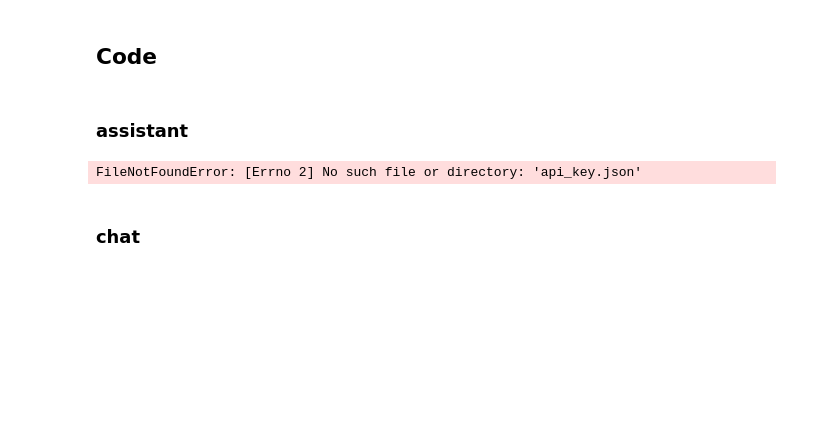
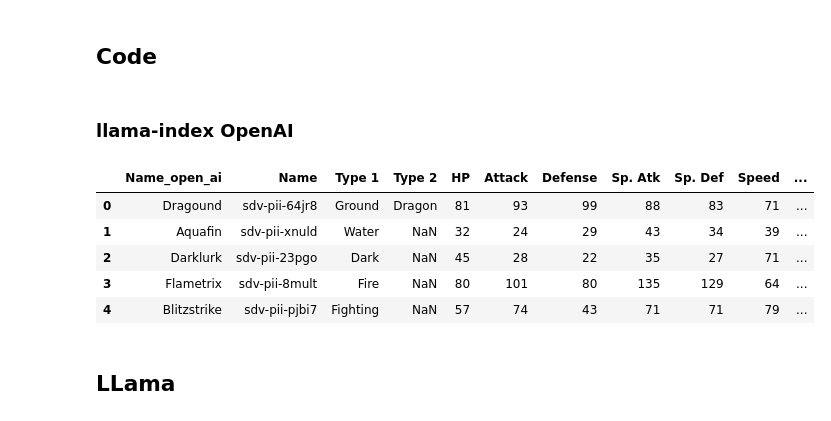
Before and after one commit to mdielacher/Pokemon, a Jupyter notebook: openai_pokemon_namen_generierung.ipynb, the cells around one changed output. Saved outputs shown, nothing was run; the diff lists cells and outputs as text; code cells hidden in the pictures; blank space fills up the shorter version.

Commit message:
OpenAI Pokemon generation

```diff
--- a/openai_pokemon_namen_generierung.ipynb
+++ b/openai_pokemon_namen_generierung.ipynb
@@ -8,13 +28,50 @@ import json
 # %% [markdown]
 ## Code
+# %% [markdown]
+### llama-index OpenAI
+# %%
+# Dieses Promptemaple definiert die Vorlage für die Generierung eines Pokémon-Namens auf der Grundlage der angegebenen Werte. (Sehr wichtig um Halluzination zu vermeiden!)
+# Stats include: Name, Type 1, Type 2, Total, HP, Attack, Defense, Sp. Atk, Sp. Def, Speed, Generation, Legendary, Evolution
+# Examples:
+# Input: Grass, Poison, 318, 45, 49, 49, 65, 65, 45, 1, False, 0; Output: Bulbasaur
+# Input: Fire, NaN, 309, 39, 52, 43, 60, 50, 65, 1, False, 1; Output: Charmander
+# Input: Fire, Water, 600, 80, 110, 120, 130, 90, 70, 6, True, 0; Output: Volcanion
+# Only the name is output.
+prompt_template= '<SYS> Generiere mir auf Basis dieser Stats einen Pokemon namen den es nicht gibt: Stats: Name, Type 1, Type 2, Total, HP, Attack, Defense, 	Sp. Atk,	Sp. Def,	Speed,	Generation,	Legendary, Evolution // Beispiele: Input:  Grass, Poison, 318, 45, 49,	49,	65,	65,	45,	1,	False, 0; Output: Bulbasaur Input: Fire, NaN,	309,	39,	52,	43,	60,	50,	65	1 False, 1; Output: Charmander Input: Fire, Water,	600,	80,	110,	120,	130,	90,	70,	6,	True, 0; Output: Volcanion	 Gib mir nur den Namen aus!'
+# %%
+def open_ai_pokemon_assistant(pokemon_stats):
+    """ OpenAI Pokemon Assistant um Pokemon Namen anhand von einem String mit den Stats zu bewerten"""
+    messages = [
+        ChatMessage(role="system", content=prompt_template), # Systemnachricht mit dem vordefinierten prompt_template
+        ChatMessage(role="user", content=pokemon_stats), # Pokemon_stats
+    ]
+    resp = OpenAI().chat(messages)
+    return resp.message.content
+# %%
+#Datenvorbereinigung
+syn_data = pd.read_csv("Gaussian_Pokemon.csv")
+del syn_data["Unnamed: 0"]
+syn_data = syn_data[0:10]
+del syn_data["Name"]
+
+# Wichtig um einen String zu generieren für das OpenAI Modul
+syn_data['Attribut'] = syn_data['Type 1'] + ', ' + syn_data['Type 2'].astype(str) + ', ' + syn_data['HP'].astype(str) + ', ' + \
+                        syn_data['Attack'].astype(str) + ', ' + syn_data['Defense'].astype(str) + ', ' + syn_data['Sp. Atk'].astype(str) + \
+                        ', ' + syn_data['Sp. Def'].astype(str) + ', ' + syn_data['Speed'].astype(str) + ', ' + \
+                        syn_data['Generation'].astype(str) + ', ' + syn_data['Legendary'].astype(str) + ', ' + \
+                        syn_data['Evolution'].astype(str)
+# %%
+syn_data['Name_open_ai'] = syn_data["Attribut"].apply(open_ai_pokemon_assistant) # Assistant wird für jeden Datenpunkt (Pokemon) angewendet.
+columns = ['Name_open_ai'] + [col for col in syn_data.columns if col != 'Name_open_ai'] # Name sollte ganz vorne stehen :)
+syn_data = syn_data[columns]
+# %%
+syn_data.head(5)
+# %% [output]
+|  | Name_open_ai | Name | Type 1 | Type 2 | HP | Attack | Defense | Sp. Atk | Sp. Def | Speed | ... |
+| 0 | Dragound | sdv-pii-64jr8 | Ground | Dragon | 81 | 93 | 99 | 88 | 83 | 71 | ... |
+| 1 | Aquafin | sdv-pii-xnuld | Water | NaN | 32 | 24 | 29 | 43 | 34 | 39 | ... |
+| 2 | Darklurk | sdv-pii-23pgo | Dark | NaN | 45 | 28 | 22 | 35 | 27 | 71 | ... |
+| 3 | Flametrix | sdv-pii-8mult | Fire | NaN | 80 | 101 | 80 | 135 | 129 | 64 | ... |
+| 4 | Blitzstrike | sdv-pii-pjbi7 | Fighting | NaN | 57 | 74 | 43 | 71 | 71 | 79 | ... |
 # %% [markdown]
-### assistant
+## LLama
-# %%
-# api_key
-json_path = 'api_key.json'
-
-# JSON-Datei laden
-with open(json_path, 'r') as data:
-    data = json.load(data)
-# %% [output]
-FileNotFoundError: [Errno 2] No such file or directory: 'api_key.json'
@@ -36,2 +77,0 @@ output = assistant(data["assistant_key"], data["assistant_name"], content)
-# %% [markdown]
-### chat
```
Also changed, not shown: parts of 11 cells of this notebook.
